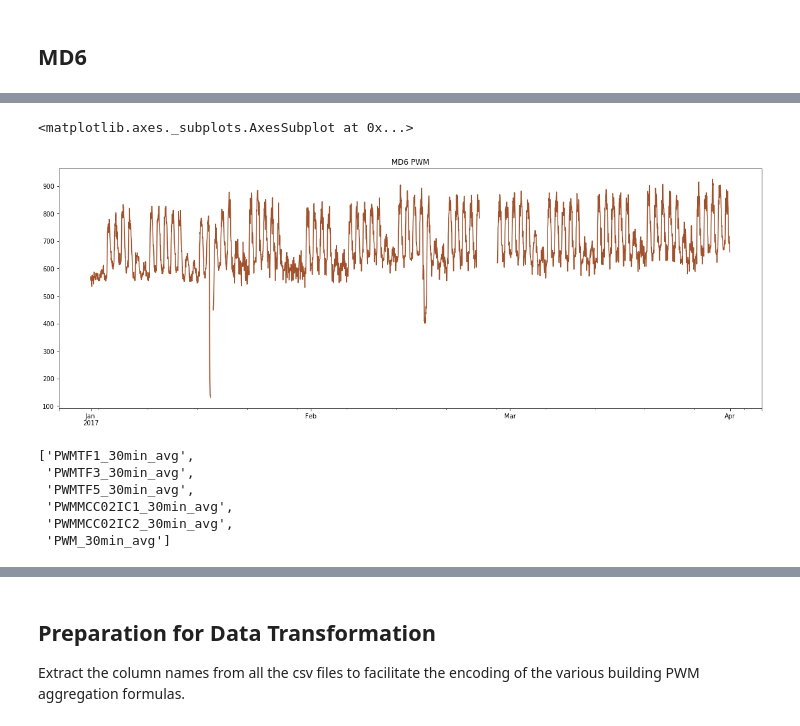
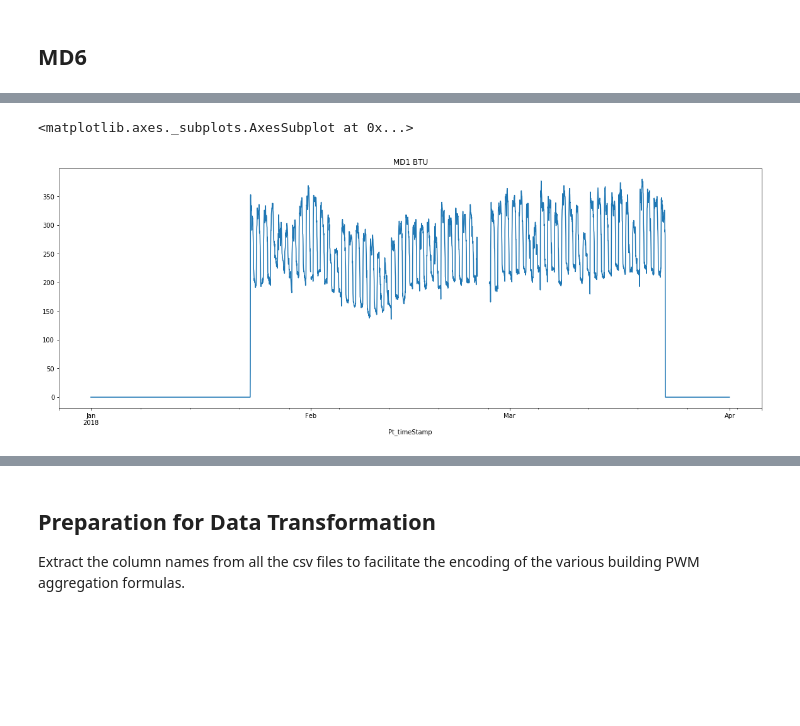
Before and after one commit to tkokkeng/KE5105-Time-Series-Forecasting, a Jupyter notebook: exploration/transform1.ipynb, the cells around one changed output, grey strips where cells are left out. Drawn from its saved outputs; the diff is of its cells as text; code cells hidden in the pictures; blank space fills up the shorter version.

```diff
--- a/exploration/transform1.ipynb
+++ b/exploration/transform1.ipynb
@@ -98,7 +99,7 @@ mu.process_PWM_data_by_bldg(['SDE-3', 'MD6'])
 # %% [output]
 True
 # %%
-bldg_df_list = mu.load_data_by_bldg(['SDE-3', 'MD6'], 'processed')
+bldg_df_list = mu.load_data_by_bldg(['SDE-3', 'MD1', 'MD6'], 'processed')
 # %% [markdown]
 ## SDE-3
 # %%
@@ -264,18 +373,5 @@ There are two potential outliers (below) in the PWM_30min_avg values.
 # %%
-bldg_df_list[1][1].loc['2017-01-01 00H':'2017-03-31 23H', 'PWM_30min_avg'].plot(figsize=(20, 7), title='MD6 PWM', color='sienna')
+bldg_df_list[1][1].loc['2018-01-01 00H':'2018-04-01 00H', 'BTU_30min_avg'].plot(figsize=(20, 7), title='MD1 BTU')
 # %% [output]
 <matplotlib.axes._subplots.AxesSubplot at 0x...>
-[figure, old version]
+[figure, new version]
-# %%
-md6_PWM30_columns = []
-for i in bldg_df_list[1][1].columns:
-    if ('PWM' in i) & ('30' in i):
-        md6_PWM30_columns.append(i)
-md6_PWM30_columns
-# %% [output]
-['PWMTF1_30min_avg',
- 'PWMTF3_30min_avg',
- 'PWMTF5_30min_avg',
- 'PWMMCC02IC1_30min_avg',
- 'PWMMCC02IC2_30min_avg',
- 'PWM_30min_avg']
```
Also changed, not shown: parts of 51 cells of this notebook, 1 other file.
